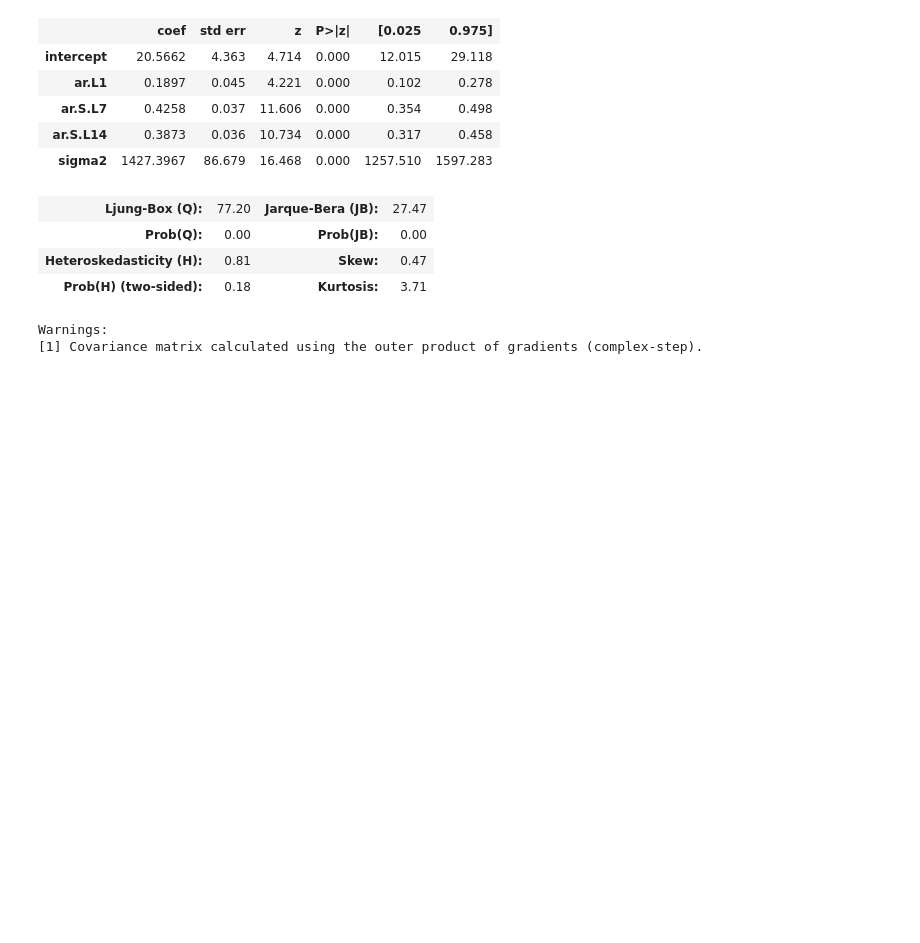
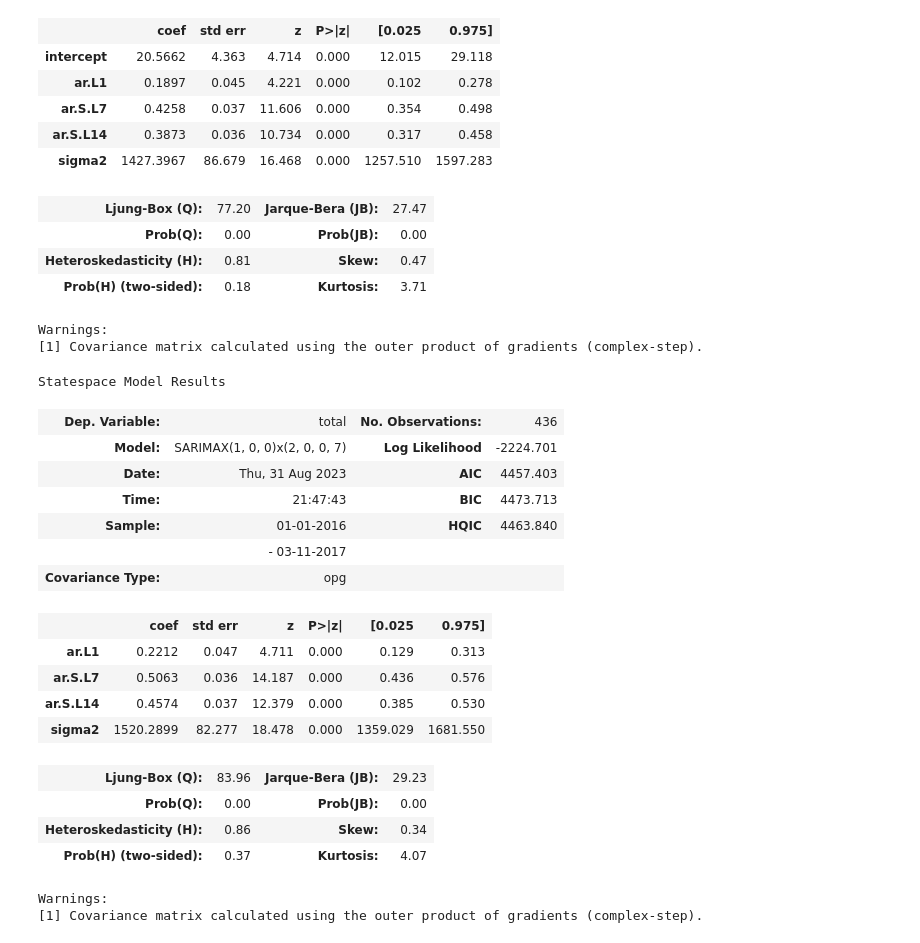
Before and after one commit to Shiska07/Data-Science-and-Machine-Learning, a Jupyter notebook: Time-Series-Analysis/SARIMA with Exogenous Variables (SARIMAX).ipynb, the cells around one changed output. Drawn from its saved outputs; the diff is of its cells as text; code cells hidden in the pictures; blank space fills up the shorter version.

```diff
--- a/Time-Series-Analysis/SARIMA with Exogenous Variables (SARIMAX).ipynb
+++ b/Time-Series-Analysis/SARIMA with Exogenous Variables (SARIMAX).ipynb
@@ -137,3 +137,25 @@ Warnings:
 from statsmodels.tsa.statespace.sarimax import SARIMAX
 # %%
 model = SARIMAX(train['total'], order=(1,0,0), seasonal_order=(2,0,0,7), enforce_invertibility=False).fit()
+# %%
+model.summary()
+# %% [output]
+Statespace Model Results
+| Dep. Variable: | total | No. Observations: | 436 |
+| Model: | SARIMAX(1, 0, 0)x(2, 0, 0, 7) | Log Likelihood | -2224.701 |
+| Date: | Thu, 31 Aug 2023 | AIC | 4457.403 |
+| Time: | 21:47:43 | BIC | 4473.713 |
+| Sample: | 01-01-2016 | HQIC | 4463.840 |
+|  | - 03-11-2017 |  |  |
+| Covariance Type: | opg |  |  |
+|  | coef | std err | z | P>|z| | [0.025 | 0.975] |
+| ar.L1 | 0.2212 | 0.047 | 4.711 | 0.000 | 0.129 | 0.313 |
+| ar.S.L7 | 0.5063 | 0.036 | 14.187 | 0.000 | 0.436 | 0.576 |
+| ar.S.L14 | 0.4574 | 0.037 | 12.379 | 0.000 | 0.385 | 0.530 |
+| sigma2 | 1520.2899 | 82.277 | 18.478 | 0.000 | 1359.029 | 1681.550 |
+| Ljung-Box (Q): | 83.96 | Jarque-Bera (JB): | 29.23 |
+| Prob(Q): | 0.00 | Prob(JB): | 0.00 |
+| Heteroskedasticity (H): | 0.86 | Skew: | 0.34 |
+| Prob(H) (two-sided): | 0.37 | Kurtosis: | 4.07 |
+Warnings:
+[1] Covariance matrix calculated using the outer product of gradients (complex-step).
```
Also changed, not shown: parts of 5 cells of this notebook.
